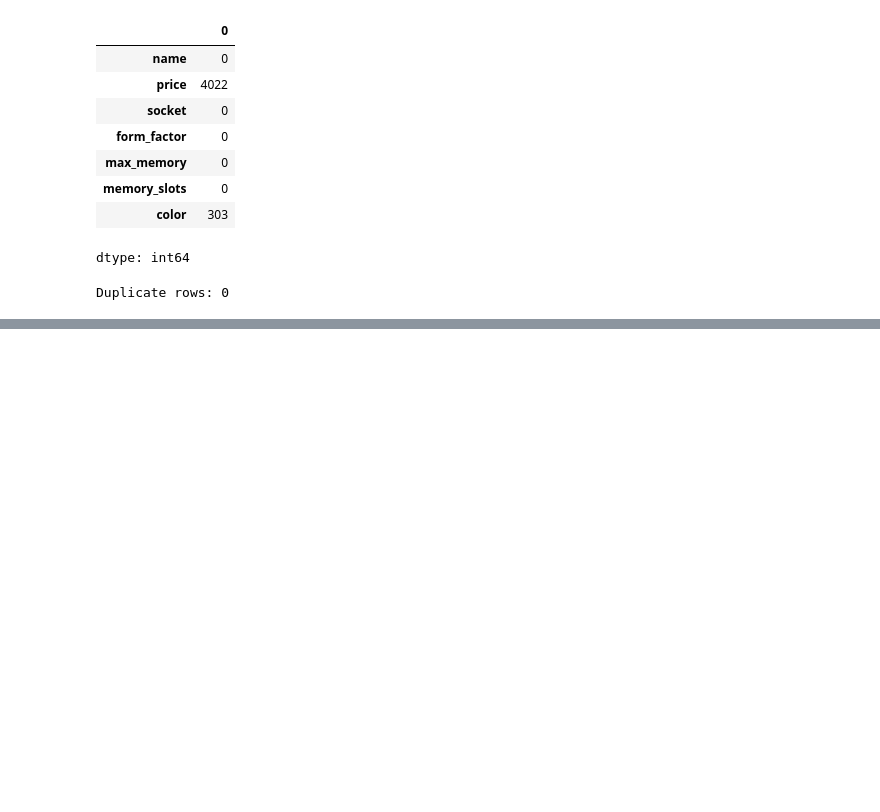
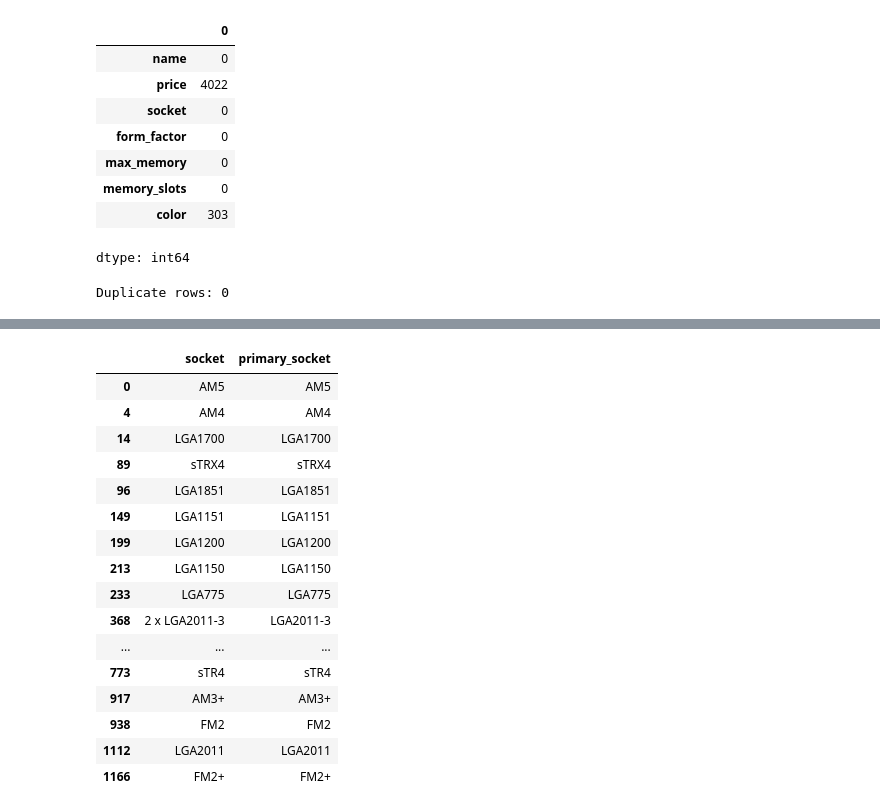
Before and after one commit to AbelKevinKipkosgei/pc-builder-model, a Jupyter notebook: pc_builder_cleaning.ipynb, the cells around one changed output, grey strips where cells are left out. Saved outputs shown, nothing was run; the diff lists cells and outputs as text; code cells hidden in the pictures; blank space fills up the shorter version.

```diff
--- a/pc_builder_cleaning.ipynb
+++ b/pc_builder_cleaning.ipynb
@@ -284,0 +297,4 @@ Duplicate rows: 0
+# %%
+# Flag boards with a soldered-in CPU
+df_mobo['has_integrated_cpu'] = df_mobo['socket'].str.contains('Integrated', case=False)
+df_mobo['has_integrated_cpu'].value_counts()
@@ -284,0 +307,27 @@ Duplicate rows: 0
+# %%
+# Extract a clean "primary socket" for matching
+df_mobo['primary_socket'] = (
+    df_mobo['socket']
+    .str.replace('2 x ', '', regex=False)
+    .str.split('/').str[0]
+    .str.strip()
+)
+df_mobo[['socket', 'primary_socket']].drop_duplicates().head(20)
+# %% [output]
+|  | socket | primary_socket |
+| 0 | AM5 | AM5 |
+| 4 | AM4 | AM4 |
+| 14 | LGA1700 | LGA1700 |
+| 89 | sTRX4 | sTRX4 |
+| 96 | LGA1851 | LGA1851 |
+| 149 | LGA1151 | LGA1151 |
+| 199 | LGA1200 | LGA1200 |
+| 213 | LGA1150 | LGA1150 |
+| 233 | LGA775 | LGA775 |
+| 368 | 2 x LGA2011-3 | LGA2011-3 |
+| ... | ... | ... |
+| 773 | sTR4 | sTR4 |
+| 917 | AM3+ | AM3+ |
+| 938 | FM2 | FM2 |
+| 1112 | LGA2011 | LGA2011 |
+| 1166 | FM2+ | FM2+ |
```
Also changed, not shown: parts of 83 cells of this notebook.
